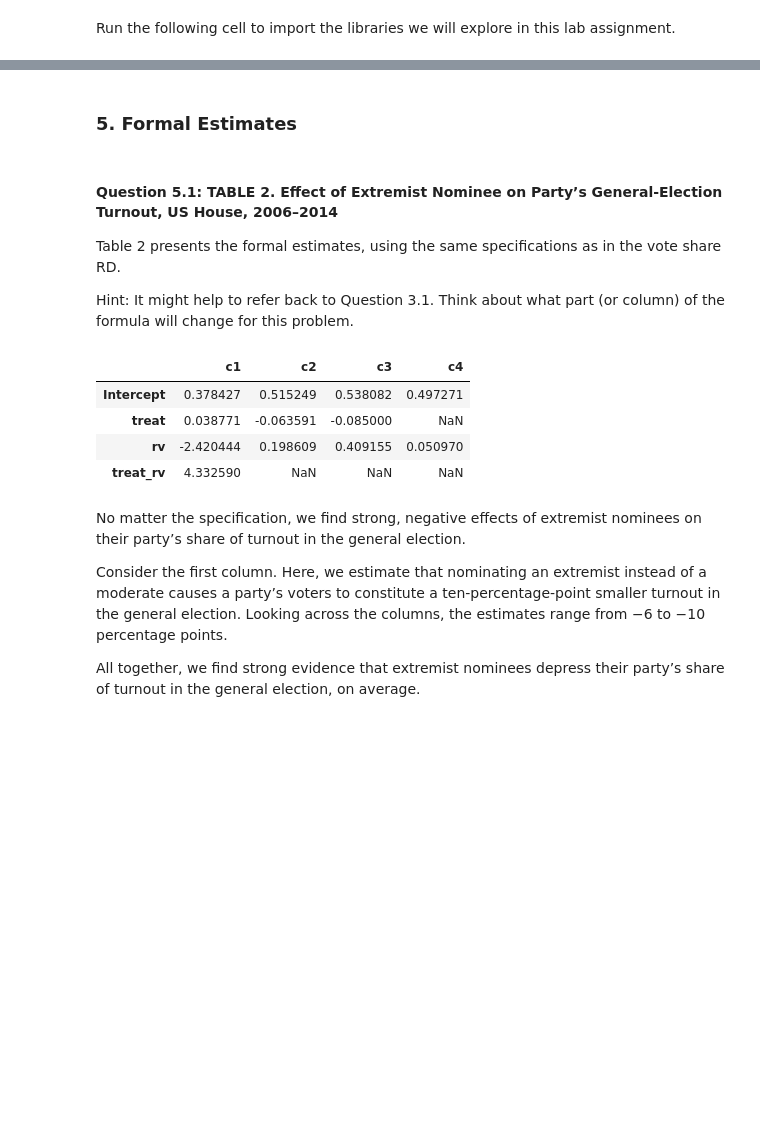
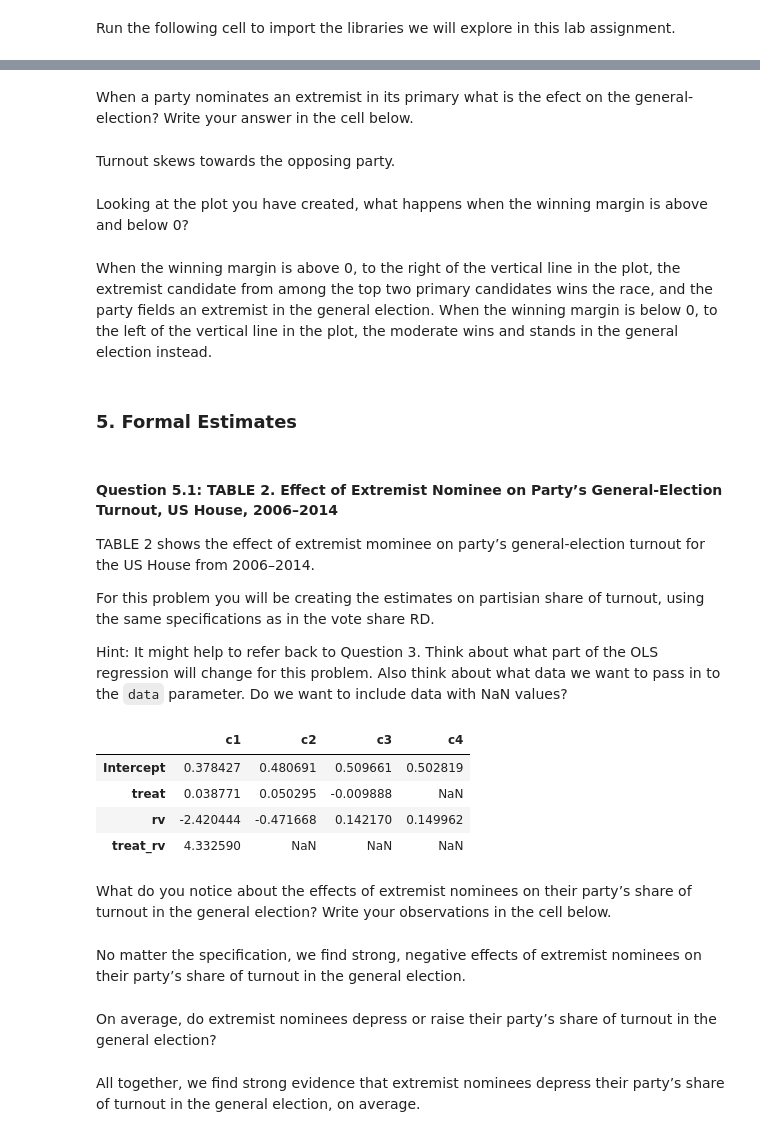
Before and after one commit to ds-modules/PS-88-21-DEV, a Jupyter notebook: lab/hall_thompson/student_facing.ipynb, the cells around one changed output, grey strips where cells are left out. Cells and saved outputs as stored; diff of their text form; code cells hidden in the pictures; blank space fills up the shorter version.

```diff
--- a/lab/hall_thompson/student_facing.ipynb
+++ b/lab/hall_thompson/student_facing.ipynb
@@ -174,0 +107,3 @@ rd(data=df, mid=0)
+# %%
+greater_than_cutoff = turnout[turnout.absdist>cutoff]
+greater_than_cutoff.head()
@@ -174,0 +122,3 @@ rd(data=df, mid=0)
+# %%
+ten_and_cutoff = turnout[(np.abs(turnout.rv)<.1) & (turnout.absdist>cutoff)]
+ten_and_cutoff.head()
@@ -174,0 +149,3 @@ rd(data=df, mid=0)
+# %%
+greater_than_cutoff_dc = greater_than_cutoff.copy(deep=True).dropna()
+greater_than_cutoff_dc.isna().sum().sum()
@@ -174,0 +154,3 @@ rd(data=df, mid=0)
+# %%
+ten_and_cutoff_dc = ten_and_cutoff.copy(deep=True).dropna()
+ten_and_cutoff_dc.isna().sum().sum()
@@ -175,28 +287,40 @@ rd(data=df, mid=0)
+# %% [markdown]
+When a party nominates an extremist in its primary what is the efect on the general-election? Write your answer in the cell below.
+# %% [markdown]
+Turnout skews towards the opposing party.
+# %% [markdown]
+Looking at the plot you have created, what happens when the winning margin is above and below 0?
+# %% [markdown]
+When the winning margin is above 0, to the right of the vertical line in the plot, the extremist candidate from among the top two primary candidates wins the race, and the party fields an extremist in the general election. When the winning margin is below 0, to the left of the vertical line in the plot, the moderate wins and stands in the general election instead.
 # %% [markdown]
 ### 5. Formal Estimates
 # %% [markdown]
 #### Question 5.1: TABLE 2. Effect of Extremist Nominee on Party’s General-Election Turnout, US House, 2006–2014
 
-Table 2 presents the formal estimates, using the same specifications as in the vote share RD.
+TABLE 2 shows the effect of extremist mominee on party’s general-election turnout for the US House from 2006–2014.
 
-Hint: It might help to refer back to Question 3.1. Think about what part (or column) of the formula will change for this problem.
+For this problem you will be creating the estimates on partisian share of turnout, using the same specifications as in the vote share RD.
+
+Hint: It might help to refer back to Question 3. Think about what part of the OLS regression will change for this problem. Also think about what data we want to pass in to the `data` parameter. Do we want to include data with NaN values?
 # %%
 #Table2: formal estimates using same specifications as vote share RD
-partisan_share_of_turnout = pd.DataFrame()
-partisan_share_of_turnout["c1"] = smf.ols(formula="turnout_party_share ~ treat + rv + treat_rv", data=df4_cp).fit(cov_type = 'cluster', cov_kwds={'groups': df4_cp['g']}).params
-partisan_share_of_turnout["c2"] = smf.ols(formula='turnout_party_share ~ treat + rv + rv2 + rv3', data=df3_cp).fit(cov_type = 'cluster', cov_kwds={'groups': df3_cp['g']}).params
-partisan_share_of_turnout["c3"] = smf.ols(formula='turnout_party_share ~ treat + rv + rv2 + rv3 + rv4 + rv5', data=df3_cp).fit(cov_type = 'cluster', cov_kwds={'groups': df3_cp['g']}).params
-partisan_share_of_turnout["c4"] = smf.ols(formula='turnout_party_share ~ rv', data=df3_cp).fit(cov_type = 'cluster', cov_kwds={'groups': df3_cp['g']}).params
-partisan_share_of_turnout
+partisan_share = pd.DataFrame()
+partisan_share["c1"] = smf.ols(formula="turnout_party_share ~ treat + rv + treat_rv", data=ten_and_cutoff_dc).fit(cov_type = 'cluster', cov_kwds={'groups': ten_and_cutoff_dc['g']}).params
+partisan_share["c2"] = smf.ols(formula='turnout_party_share ~ treat + rv + rv2 + rv3', data=greater_than_cutoff_dc).fit(cov_type = 'cluster', cov_kwds={'groups': greater_than_cutoff_dc['g']}).params
+partisan_share["c3"] = smf.ols(formula='turnout_party_share ~ treat + rv + rv2 + rv3 + rv4 + rv5', data=greater_than_cutoff_dc).fit(cov_type = 'cluster', cov_kwds={'groups': greater_than_cutoff_dc['g']}).params
+partisan_share["c4"] = smf.ols(formula='turnout_party_share ~ rv', data=greater_than_cutoff_dc).fit(cov_type = 'cluster', cov_kwds={'groups': greater_than_cutoff_dc['g']}).params
+partisan_share
 # %% [output]
 |  | c1 | c2 | c3 | c4 |
-| Intercept | 0.378427 | 0.515249 | 0.538082 | 0.497271 |
-| treat | 0.038771 | -0.063591 | -0.085000 | NaN |
-| rv | -2.420444 | 0.198609 | 0.409155 | 0.050970 |
+| Intercept | 0.378427 | 0.480691 | 0.509661 | 0.502819 |
+| treat | 0.038771 | 0.050295 | -0.009888 | NaN |
+| rv | -2.420444 | -0.471668 | 0.142170 | 0.149962 |
 | treat_rv | 4.332590 | NaN | NaN | NaN |
-# %% [markdown]
-No matter the specification, we find strong, negative effects of extremist nominees on their party’s share of turnout in the general election.
-
-Consider the first column. Here, we estimate that nominating an extremist instead of a moderate causes a party’s voters to constitute a ten-percentage-point smaller turnout in the general election. Looking across the columns, the estimates range from −6 to −10 percentage points.
-
-All together, we find strong evidence that extremist nominees depress their party’s share of turnout in the general election, on average.
+# %% [markdown]
+What do you notice about the effects of extremist nominees on their party’s share of turnout in the general election? Write your observations in the cell below.
+# %% [markdown]
+No matter the specification, we find strong, negative effects of extremist nominees on their party’s share of turnout in the general election.
+# %% [markdown]
+On average, do extremist nominees depress or raise their party’s share of turnout in the general election?
+# %% [markdown]
+All together, we find strong evidence that extremist nominees depress their party’s share of turnout in the general election, on average.
```
Also changed, not shown: parts of 62 cells of this notebook.
